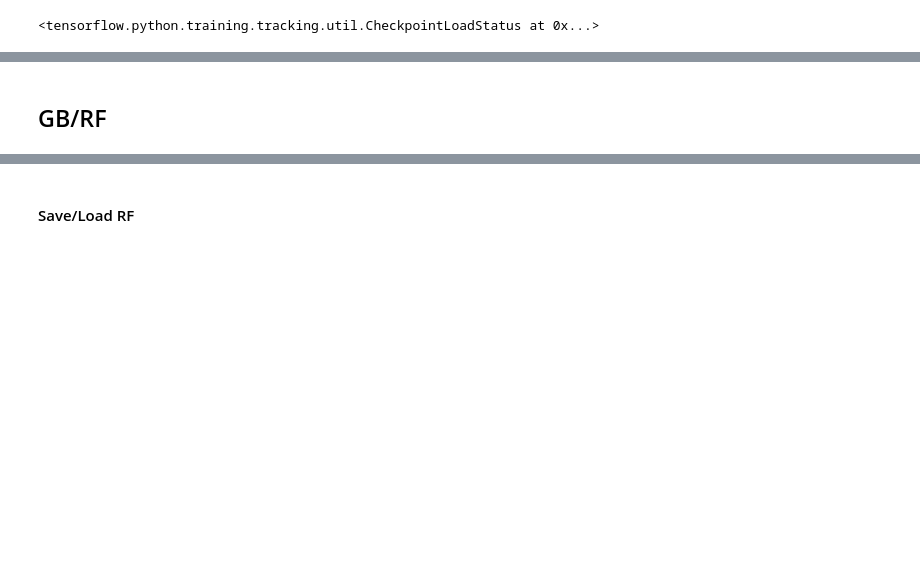
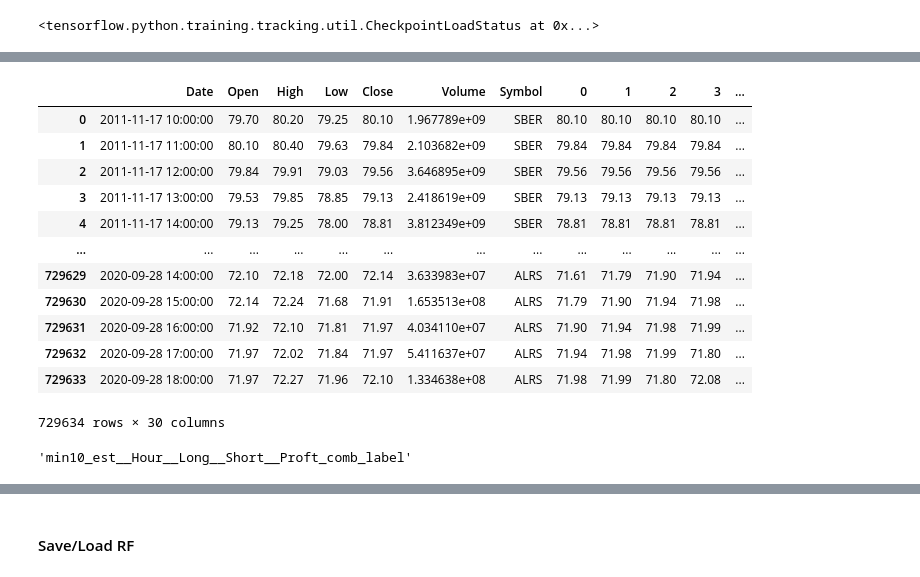
Before and after one commit to Taram1980/model_robo, a Jupyter notebook: marat_model.ipynb, the cells around one changed output, grey strips where cells are left out. Drawn from its saved outputs; the diff is of its cells as text; code cells hidden in the pictures; blank space fills up the shorter version.

```diff
--- a/marat_model.ipynb
+++ b/marat_model.ipynb
@@ -203,2 +450,0 @@ all['Proft1000_label'] = np.where(all['Proft1000']>0, 1, 0)
-# %% [markdown]
-## GB/RF
@@ -224,0 +451,20 @@ all['Proft_comb_label'] = np.where(all['Hour'] < 15, all['Proft1000_label'], all
+# %%
+all
+# %% [output]
+|  | Date | Open | High | Low | Close | Volume | Symbol | 0 | 1 | 2 | 3 | ... |
+| 0 | 2011-11-17 10:00:00 | 79.70 | 80.20 | 79.25 | 80.10 | 1.967789e+09 | SBER | 80.10 | 80.10 | 80.10 | 80.10 | ... |
+| 1 | 2011-11-17 11:00:00 | 80.10 | 80.40 | 79.63 | 79.84 | 2.103682e+09 | SBER | 79.84 | 79.84 | 79.84 | 79.84 | ... |
+| 2 | 2011-11-17 12:00:00 | 79.84 | 79.91 | 79.03 | 79.56 | 3.646895e+09 | SBER | 79.56 | 79.56 | 79.56 | 79.56 | ... |
+| 3 | 2011-11-17 13:00:00 | 79.53 | 79.85 | 78.85 | 79.13 | 2.418619e+09 | SBER | 79.13 | 79.13 | 79.13 | 79.13 | ... |
+| 4 | 2011-11-17 14:00:00 | 79.13 | 79.25 | 78.00 | 78.81 | 3.812349e+09 | SBER | 78.81 | 78.81 | 78.81 | 78.81 | ... |
+| ... | ... | ... | ... | ... | ... | ... | ... | ... | ... | ... | ... | ... |
+| 729629 | 2020-09-28 14:00:00 | 72.10 | 72.18 | 72.00 | 72.14 | 3.633983e+07 | ALRS | 71.61 | 71.79 | 71.90 | 71.94 | ... |
+| 729630 | 2020-09-28 15:00:00 | 72.14 | 72.24 | 71.68 | 71.91 | 1.653513e+08 | ALRS | 71.79 | 71.90 | 71.94 | 71.98 | ... |
+| 729631 | 2020-09-28 16:00:00 | 71.92 | 72.10 | 71.81 | 71.97 | 4.034110e+07 | ALRS | 71.90 | 71.94 | 71.98 | 71.99 | ... |
+| 729632 | 2020-09-28 17:00:00 | 71.97 | 72.02 | 71.84 | 71.97 | 5.411637e+07 | ALRS | 71.94 | 71.98 | 71.99 | 71.80 | ... |
+| 729633 | 2020-09-28 18:00:00 | 71.97 | 72.27 | 71.96 | 72.10 | 1.334638e+08 | ALRS | 71.98 | 71.99 | 71.80 | 72.08 | ... |
+729634 rows × 30 columns
+# %%
+name
+# %% [output]
+'min10_est__Hour__Long__Short__Proft_comb_label'
```
Also changed, not shown: parts of 43 cells of this notebook.
